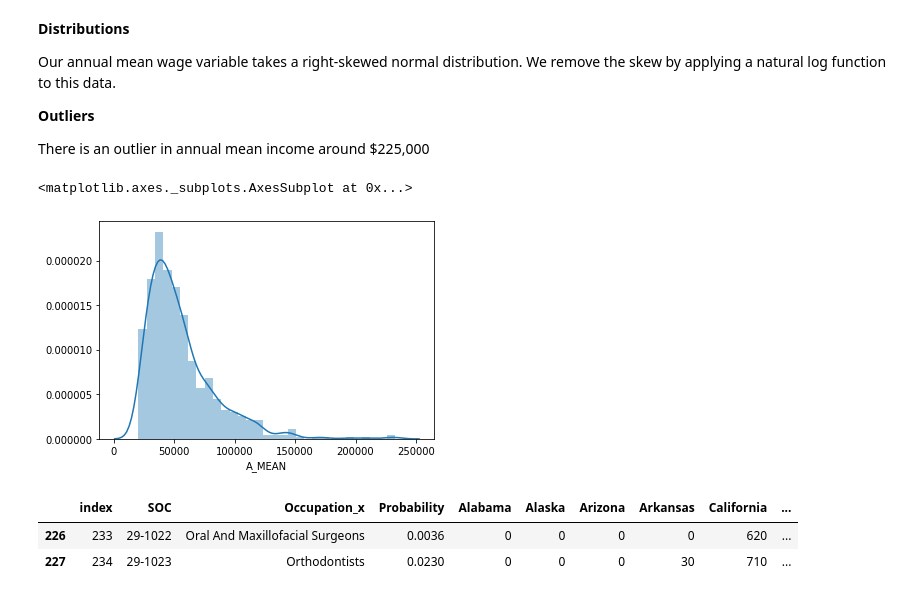
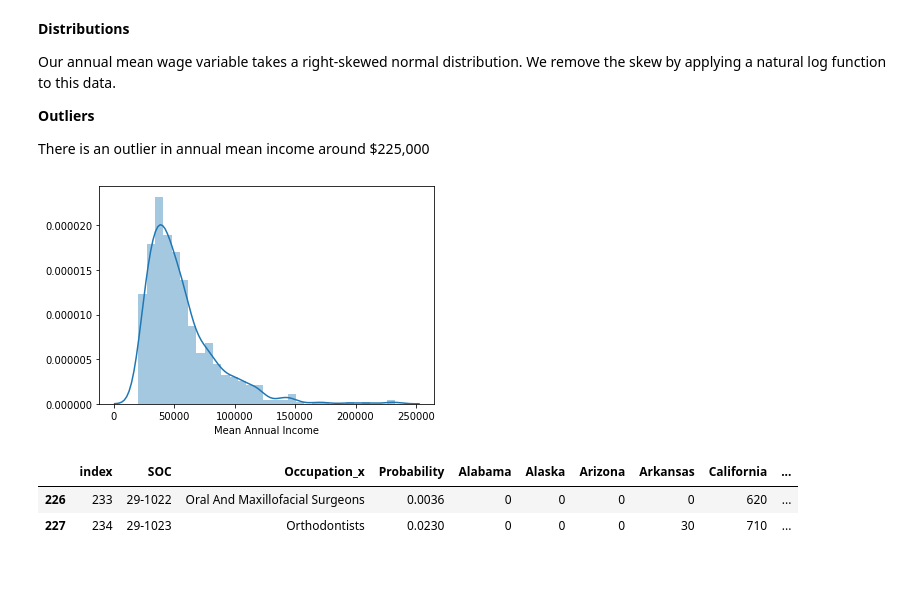
Before and after one commit to COGS108/group11_sp20, a Jupyter notebook: FinalProject_group11.ipynb, the cells around one changed output. Saved outputs shown, nothing was run; the diff lists cells and outputs as text; code cells hidden in the pictures.

```diff
--- a/FinalProject_group11.ipynb
+++ b/FinalProject_group11.ipynb
@@ -453,9 +459,10 @@ There is an outlier in annual mean income around $225,000
 # %%
 # Distribution of annual mean income
 sns.distplot(df_probwages_m.A_MEAN)
+plt.xlabel('Mean Annual Income')
+plt.show()
 # %% [output]
-<matplotlib.axes._subplots.AxesSubplot at 0x...>
-[figure, old version]
+[figure, new version]
 # %%
 # Investigate mean annual income outlier
 df_probwages_m[df_probwages_m.A_MEAN > 225000]
```
Also changed, not shown: parts of 17 cells of this notebook.
